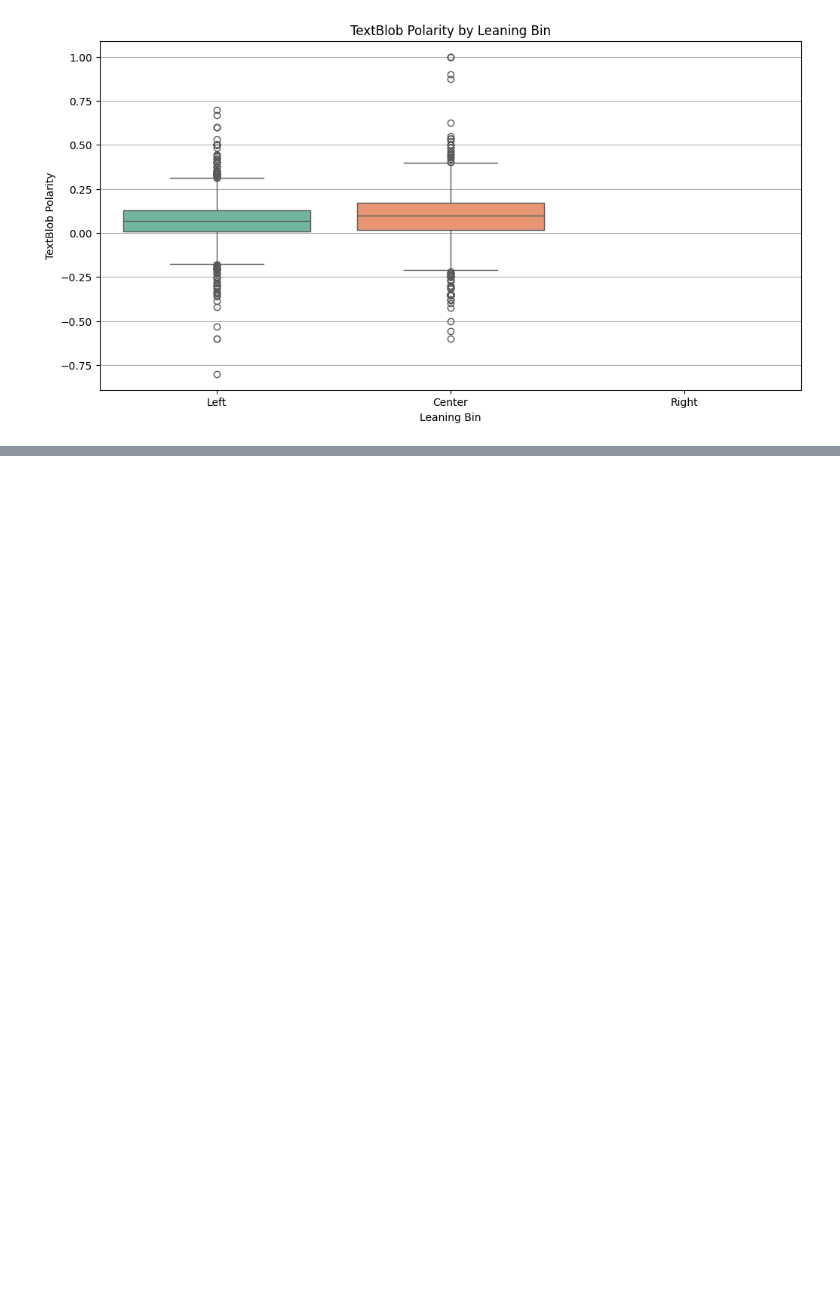
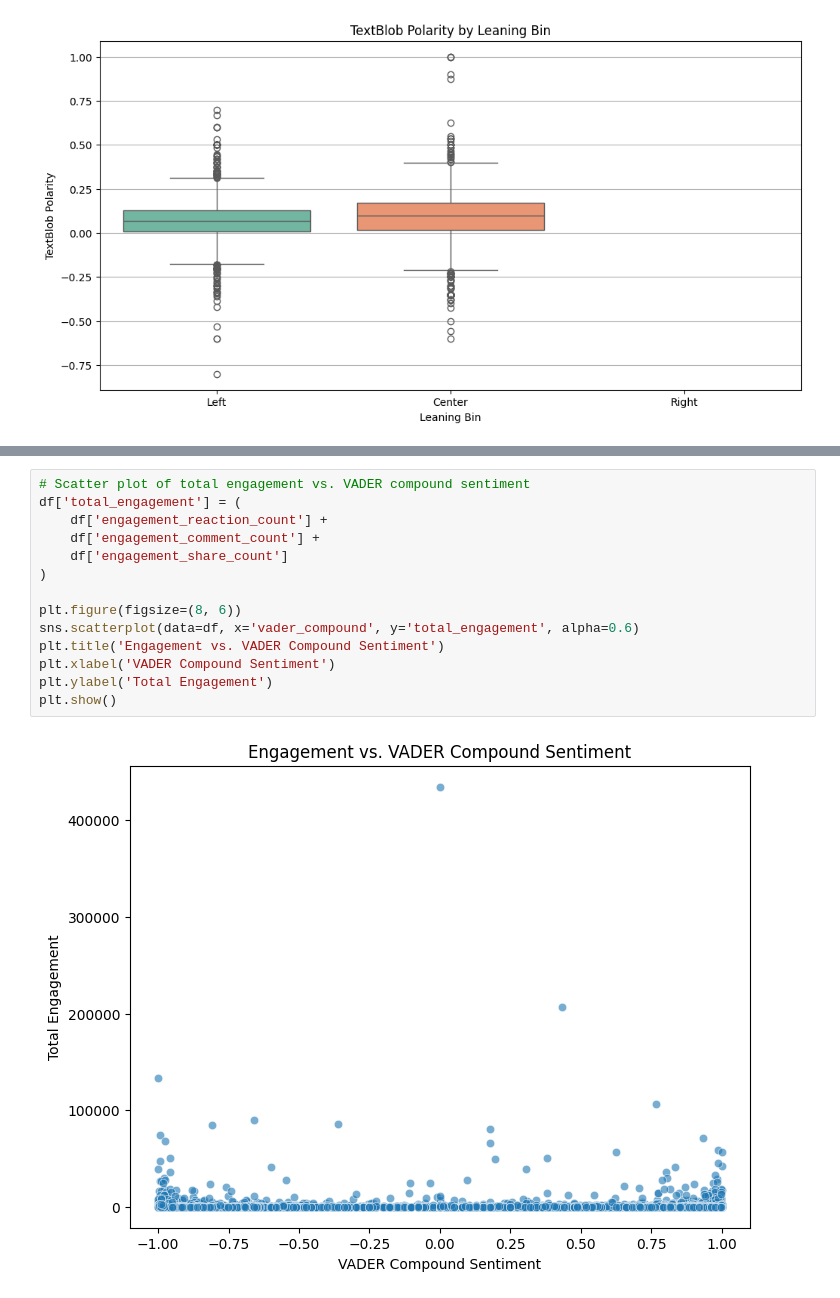
Before and after one commit to amaanansari/DSA2, a Jupyter notebook: analysis.ipynb, the cells around one changed output, grey strips where cells are left out. Cells and saved outputs as stored; diff of their text form; blank space fills up the shorter version.

```diff
--- a/analysis.ipynb
+++ b/analysis.ipynb
@@ -297,0 +305,16 @@ Passing `palette` without assigning `hue` is deprecated and will be removed in v
+# %%
+# Scatter plot of total engagement vs. VADER compound sentiment
+df['total_engagement'] = (
+    df['engagement_reaction_count'] +
+    df['engagement_comment_count'] +
+    df['engagement_share_count']
+)
+
+plt.figure(figsize=(8, 6))
+sns.scatterplot(data=df, x='vader_compound', y='total_engagement', alpha=0.6)
+plt.title('Engagement vs. VADER Compound Sentiment')
+plt.xlabel('VADER Compound Sentiment')
+plt.ylabel('Total Engagement')
+plt.show()
+# %% [output]
+[figure, added]
```
Also changed, not shown: parts of 10 cells of this notebook.
